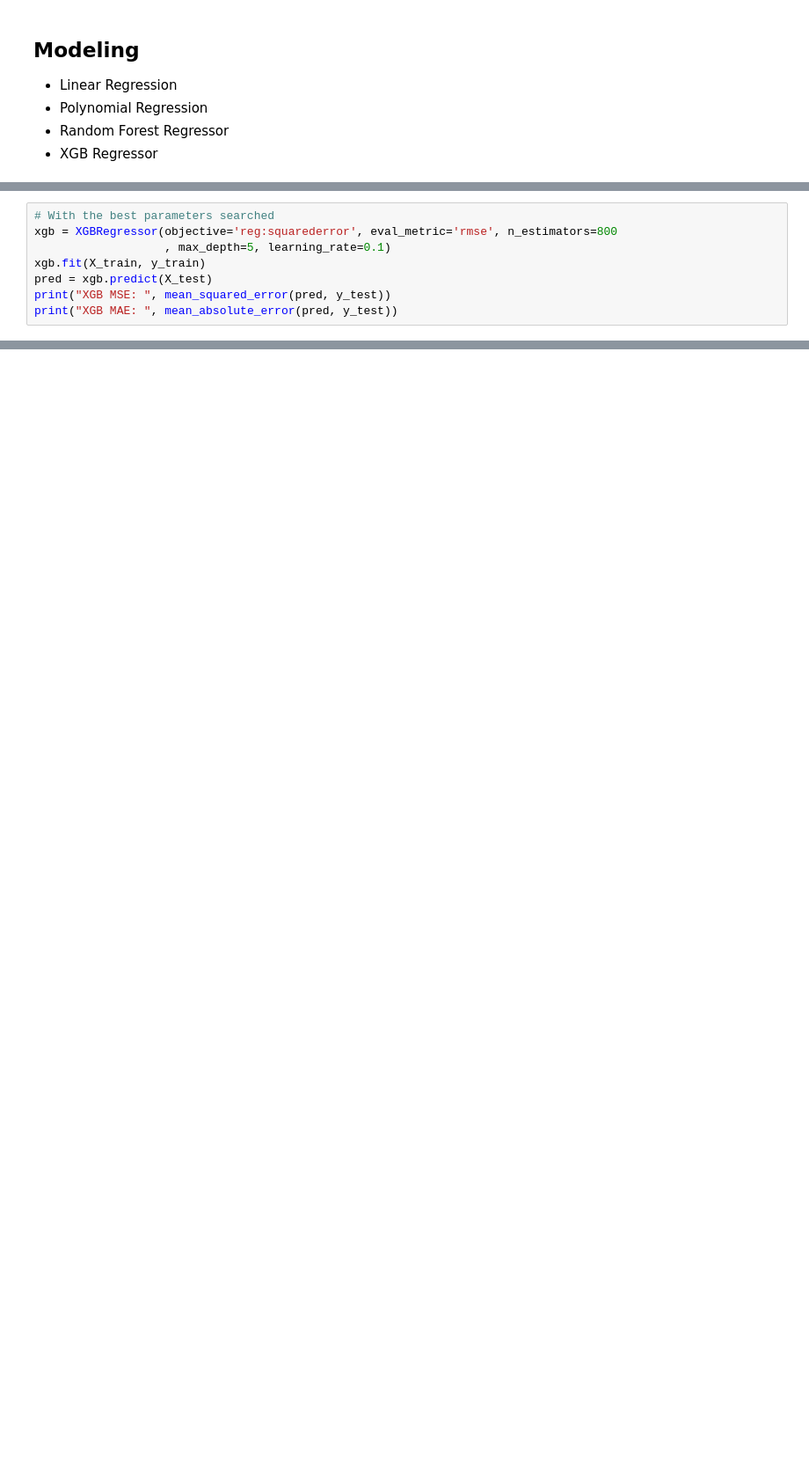
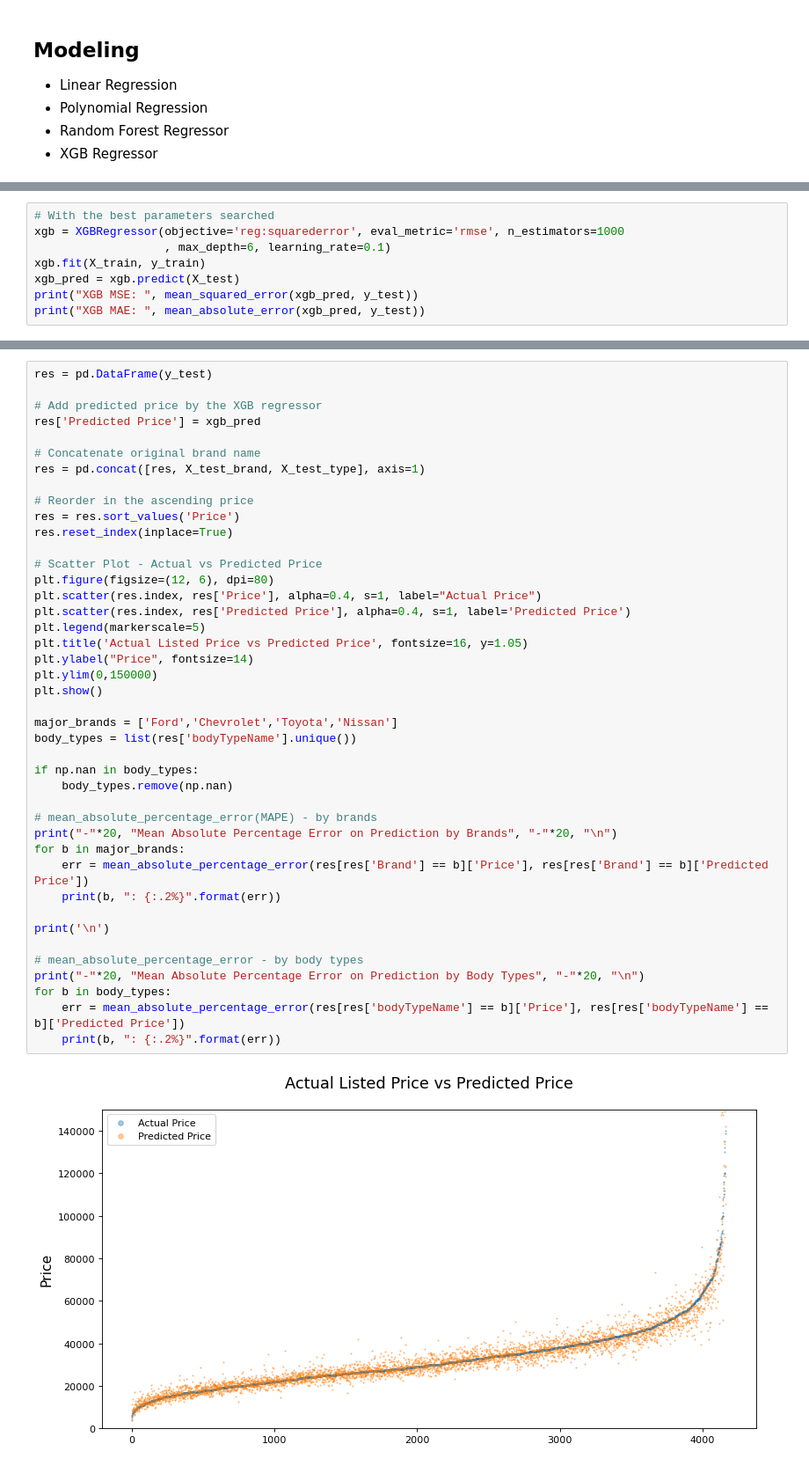
Before and after one commit to jaehunlee527/Used-Car-Price-Estimator, a Jupyter notebook: main.ipynb, the cells around one changed output, grey strips where cells are left out. Shown at 88% size. Drawn from its saved outputs; the diff is of its cells as text; blank space fills up the shorter version.

```diff
--- a/main.ipynb
+++ b/main.ipynb
@@ -699,9 +695,9 @@ MAE:  2731.370283595928
 # %%
 # With the best parameters searched
-xgb = XGBRegressor(objective='reg:squarederror', eval_metric='rmse', n_estimators=800
-                   , max_depth=5, learning_rate=0.1)
+xgb = XGBRegressor(objective='reg:squarederror', eval_metric='rmse', n_estimators=1000
+                   , max_depth=6, learning_rate=0.1)
 xgb.fit(X_train, y_train)
-pred = xgb.predict(X_test)
-print("XGB MSE: ", mean_squared_error(pred, y_test))
-print("XGB MAE: ", mean_absolute_error(pred, y_test))
+xgb_pred = xgb.predict(X_test)
+print("XGB MSE: ", mean_squared_error(xgb_pred, y_test))
+print("XGB MAE: ", mean_absolute_error(xgb_pred, y_test))
 # %% [output]
@@ -924,0 +860,44 @@ Van : 9.81%
+# %%
+res = pd.DataFrame(y_test)
+
+# Add predicted price by the XGB regressor
+res['Predicted Price'] = xgb_pred
+
+# Concatenate original brand name
+res = pd.concat([res, X_test_brand, X_test_type], axis=1)
+
+# Reorder in the ascending price
+res = res.sort_values('Price')
+res.reset_index(inplace=True)
+
+# Scatter Plot - Actual vs Predicted Price
+plt.figure(figsize=(12, 6), dpi=80)
+plt.scatter(res.index, res['Price'], alpha=0.4, s=1, label="Actual Price")
+plt.scatter(res.index, res['Predicted Price'], alpha=0.4, s=1, label='Predicted Price')
+plt.legend(markerscale=5)
+plt.title('Actual Listed Price vs Predicted Price', fontsize=16, y=1.05)
+plt.ylabel("Price", fontsize=14)
+plt.ylim(0,150000)
+plt.show()
+
+major_brands = ['Ford','Chevrolet','Toyota','Nissan']
+body_types = list(res['bodyTypeName'].unique())
+
+if np.nan in body_types:
+    body_types.remove(np.nan)
+
+# mean_absolute_percentage_error(MAPE) - by brands
+print("-"*20, "Mean Absolute Percentage Error on Prediction by Brands", "-"*20, "\n")
+for b in major_brands:
+    err = mean_absolute_percentage_error(res[res['Brand'] == b]['Price'], res[res['Brand'] == b]['Predicted Price'])
+    print(b, ": {:.2%}".format(err))
+
+print('\n')
+
+# mean_absolute_percentage_error - by body types
+print("-"*20, "Mean Absolute Percentage Error on Prediction by Body Types", "-"*20, "\n")
+for b in body_types:
+    err = mean_absolute_percentage_error(res[res['bodyTypeName'] == b]['Price'], res[res['bodyTypeName'] == b]['Predicted Price'])
+    print(b, ": {:.2%}".format(err))
+# %% [output]
+[figure, added]
```
Also changed, not shown: parts of 40 cells of this notebook.
